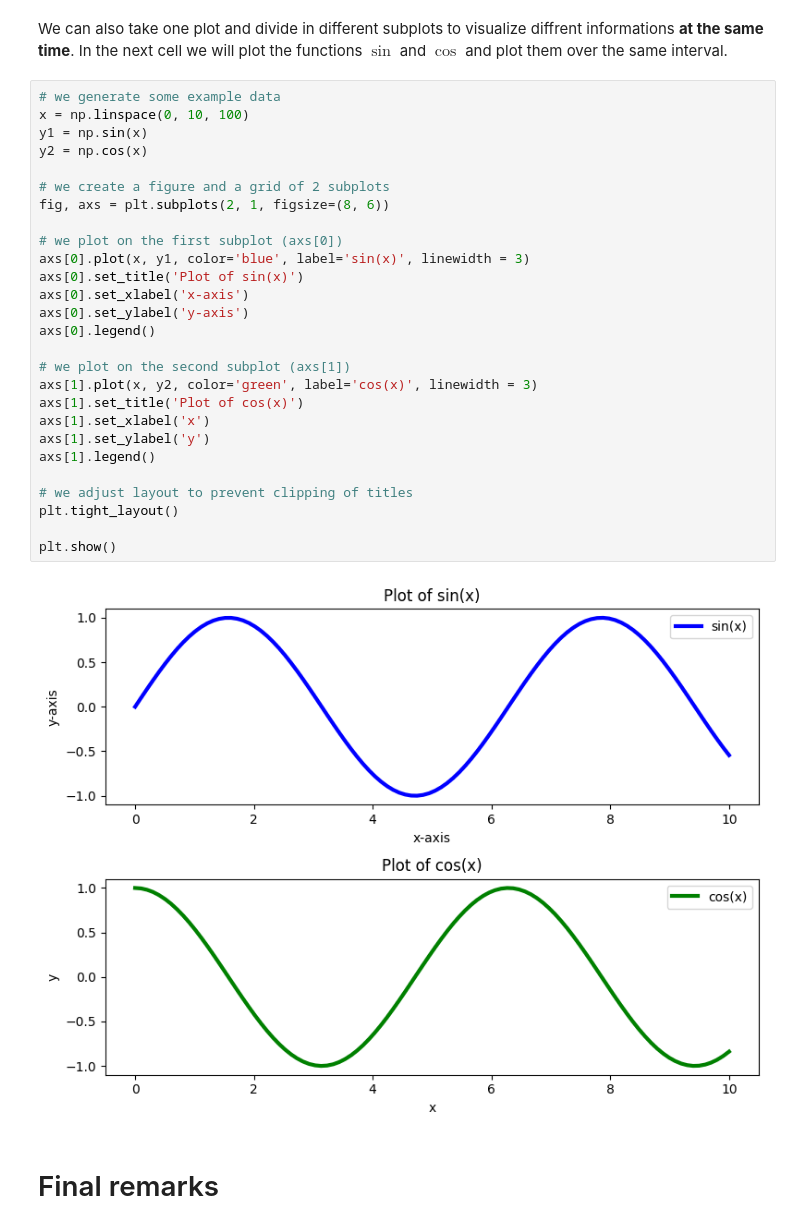
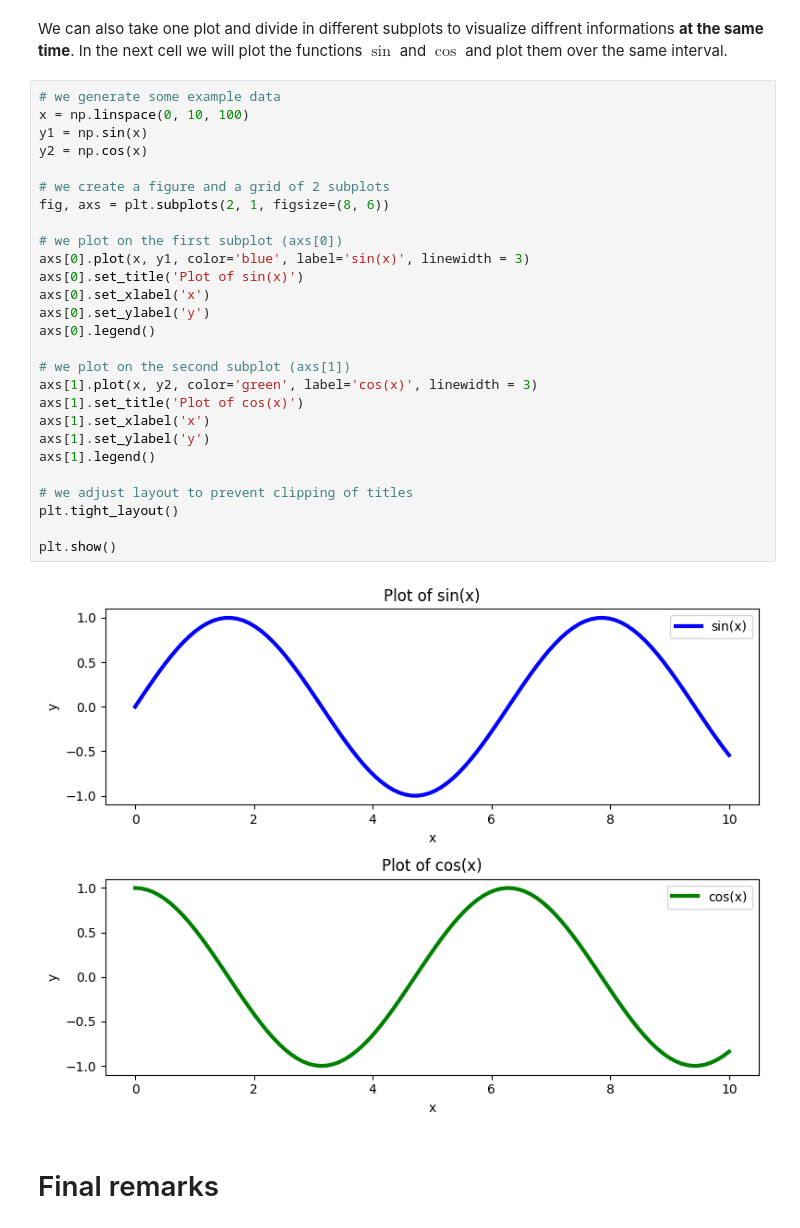
Before and after one commit to FedericoMilanesio/Unito-NeuralNetworks, a Jupyter notebook: notebooks/Lesson0.ipynb, the cells around one changed output. Drawn from its saved outputs; the diff is of its cells as text.

```diff
--- a/notebooks/Lesson0.ipynb
+++ b/notebooks/Lesson0.ipynb
@@ -607,32 +621,32 @@ We can also take one plot and divide in different subplots to visualize diffrent
 # %%
 # we generate some example data
 x = np.linspace(0, 10, 100)
 y1 = np.sin(x)
 y2 = np.cos(x)
 
 # we create a figure and a grid of 2 subplots
 fig, axs = plt.subplots(2, 1, figsize=(8, 6))
 
 # we plot on the first subplot (axs[0])
 axs[0].plot(x, y1, color='blue', label='sin(x)', linewidth = 3)
 axs[0].set_title('Plot of sin(x)')
-axs[0].set_xlabel('x-axis')
-axs[0].set_ylabel('y-axis')
+axs[0].set_xlabel('x')
+axs[0].set_ylabel('y')
 axs[0].legend()
 
 # we plot on the second subplot (axs[1])
 axs[1].plot(x, y2, color='green', label='cos(x)', linewidth = 3)
 axs[1].set_title('Plot of cos(x)')
 axs[1].set_xlabel('x')
 axs[1].set_ylabel('y')
 axs[1].legend()
 
 # we adjust layout to prevent clipping of titles
 plt.tight_layout()
 
 plt.show()
 # %% [output]
-[figure, old version]
+[figure, new version]
 # %% [markdown]
 # Final remarks
 # %% [markdown]
```
Also changed, not shown: parts of 31 cells of this notebook.
